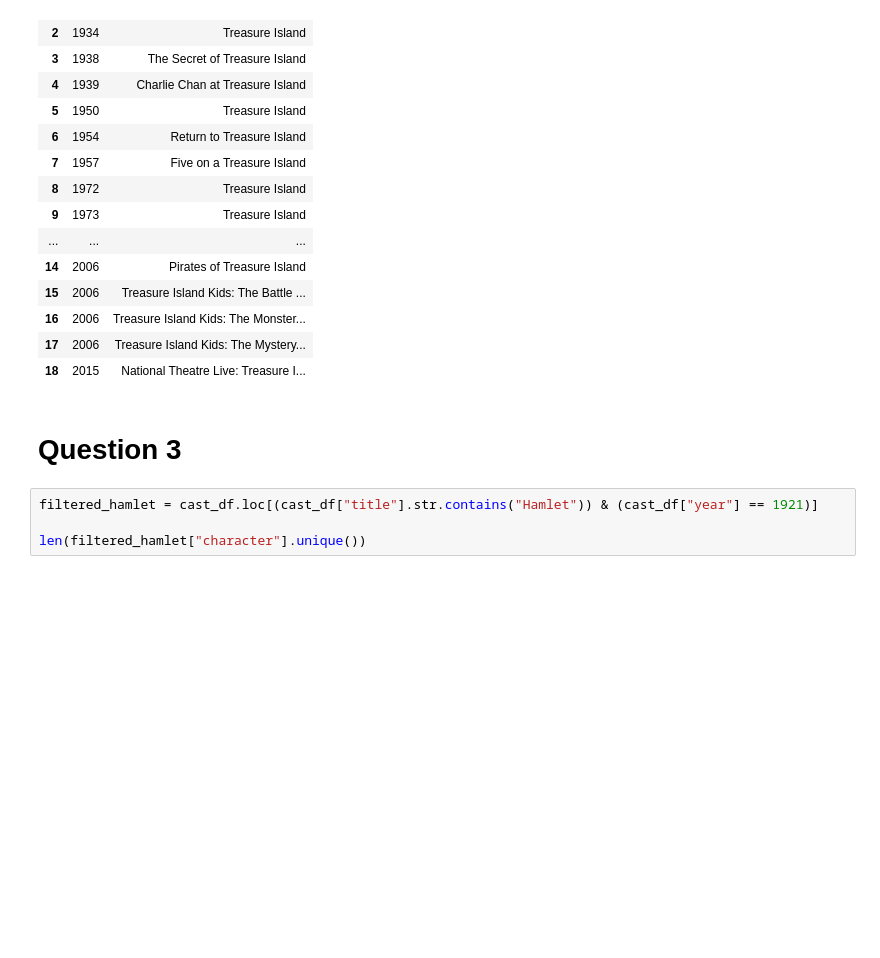
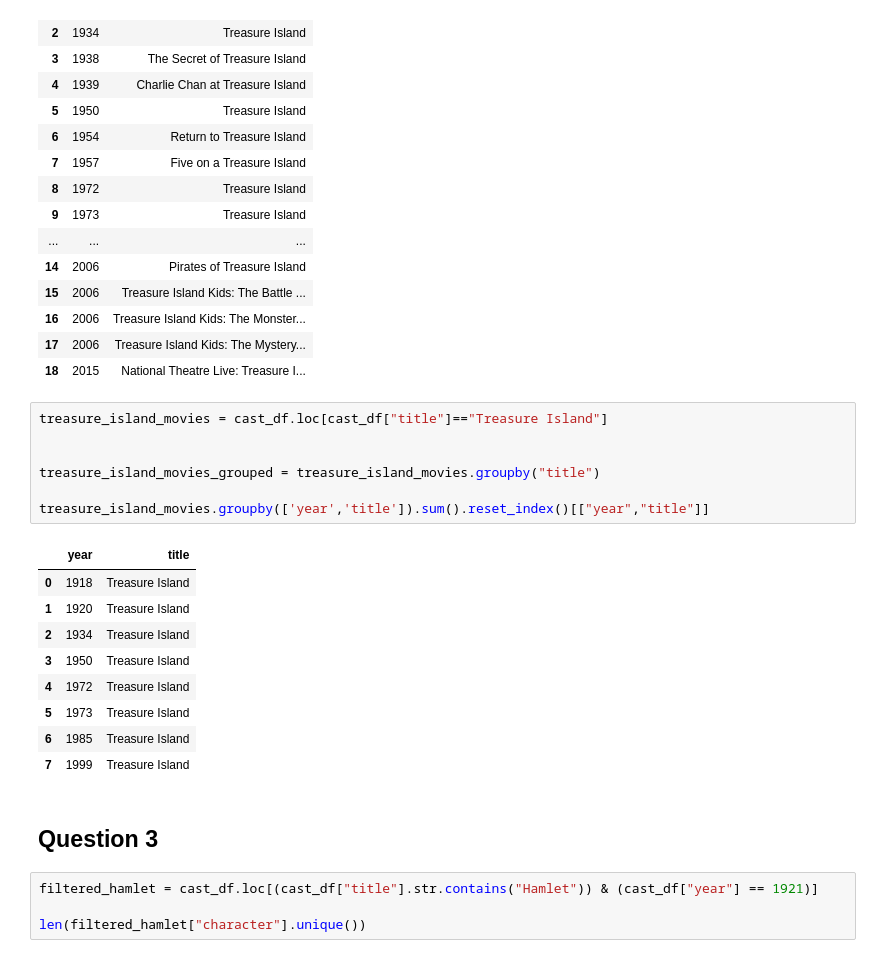
Before and after one commit to EitanKats/data-science-project-sem-a, a Jupyter notebook: Programming-section-notebook.ipynb, the cells around one changed output. Saved outputs shown, nothing was run; the diff lists cells and outputs as text; blank space fills up the shorter version.

```diff
--- a/Programming-section-notebook.ipynb
+++ b/Programming-section-notebook.ipynb
@@ -89,8 +105,25 @@ treasure_island_movies.groupby(['year','title']).sum().reset_index()[["year","ti
 | 16 | 2006 | Treasure Island Kids: The Monster... |
 | 17 | 2006 | Treasure Island Kids: The Mystery... |
 | 18 | 2015 | National Theatre Live: Treasure I... |
+# %%
+treasure_island_movies = cast_df.loc[cast_df["title"]=="Treasure Island"]
+
+
+treasure_island_movies_grouped = treasure_island_movies.groupby("title")
+
+treasure_island_movies.groupby(['year','title']).sum().reset_index()[["year","title"]]
+# %% [output]
+|  | year | title |
+| 0 | 1918 | Treasure Island |
+| 1 | 1920 | Treasure Island |
+| 2 | 1934 | Treasure Island |
+| 3 | 1950 | Treasure Island |
+| 4 | 1972 | Treasure Island |
+| 5 | 1973 | Treasure Island |
+| 6 | 1985 | Treasure Island |
+| 7 | 1999 | Treasure Island |
 # %% [markdown]
-# Question 3
+## Question 3
 # %%
 filtered_hamlet = cast_df.loc[(cast_df["title"].str.contains("Hamlet")) & (cast_df["year"] == 1921)]
 
```
Also changed, not shown: parts of 17 cells of this notebook, 1 other file.
